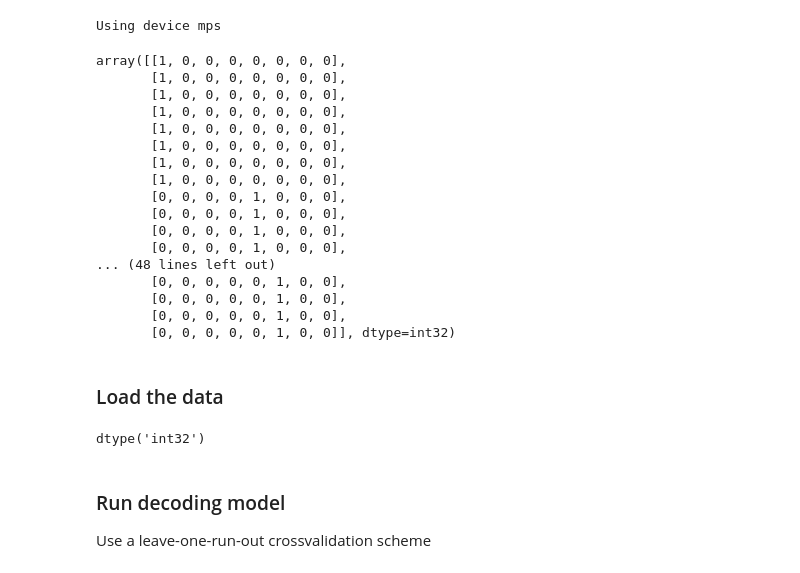
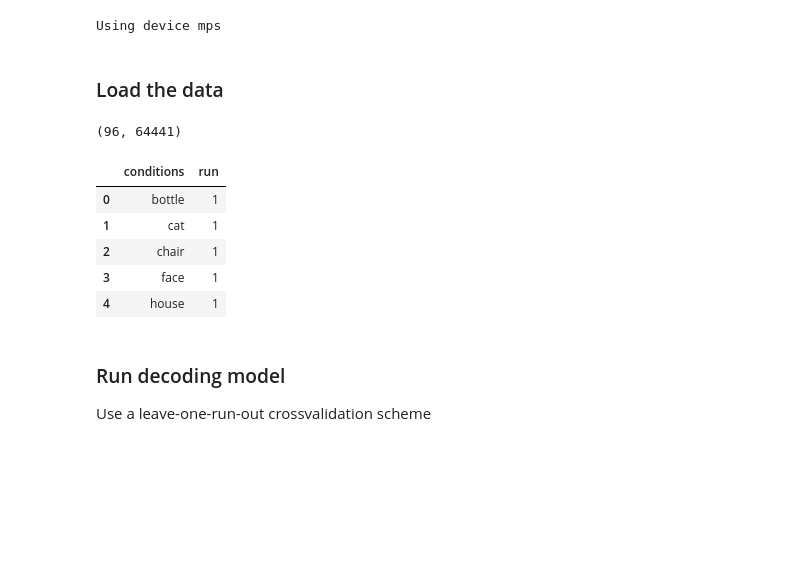
Before and after one commit to poldrack/AI_in_CogNeuro, a Jupyter notebook: notebooks/decoding_haxby.ipynb, the cells around one changed output. Saved outputs shown, nothing was run; the diff lists cells and outputs as text; code cells hidden in the pictures; blank space fills up the shorter version.

```diff
--- a/notebooks/decoding_haxby.ipynb
+++ b/notebooks/decoding_haxby.ipynb
@@ -46,55 +47,39 @@ device = 'cuda' if torch.cuda.is_available() else \
 print(f"Using device {device}")
 # %% [output]
 Using device mps
-# %%
-def one_hot_encoder(conditions):
-    df = pd.DataFrame({'conditions': conditions})
-    dummy_df = pd.get_dummies(df)
-    sorted_dummy = dummy_df.sort_index(axis=1).to_numpy().astype('int32')
-    return sorted_dummy
-
-one_hot_encoder(conditions)
-# %% [output]
-array([[1, 0, 0, 0, 0, 0, 0, 0],
-       [1, 0, 0, 0, 0, 0, 0, 0],
-       [1, 0, 0, 0, 0, 0, 0, 0],
-       [1, 0, 0, 0, 0, 0, 0, 0],
-       [1, 0, 0, 0, 0, 0, 0, 0],
-       [1, 0, 0, 0, 0, 0, 0, 0],
-       [1, 0, 0, 0, 0, 0, 0, 0],
-       [1, 0, 0, 0, 0, 0, 0, 0],
-       [0, 0, 0, 0, 1, 0, 0, 0],
-       [0, 0, 0, 0, 1, 0, 0, 0],
-       [0, 0, 0, 0, 1, 0, 0, 0],
-       [0, 0, 0, 0, 1, 0, 0, 0],
-... (48 lines left out)
-       [0, 0, 0, 0, 0, 1, 0, 0],
-       [0, 0, 0, 0, 0, 1, 0, 0],
-       [0, 0, 0, 0, 0, 1, 0, 0],
-       [0, 0, 0, 0, 0, 1, 0, 0]], dtype=int32)
 # %% [markdown]
 ### Load the data
 # %%
-def get_subject_data(subject, h5_file, bids_dir, datatype='vtmaskdata' ):
-    assert datatype in ['braindata', 'vtmaskdata']
+def get_subject_data(subject, h5_file, bids_dir, data_key='vtmaskdata', condmeans=False):
+    assert data_key in ['braindata', 'vtmaskdata']
+    meanstr = 'mean_' if condmeans else ''
     runs = get_subject_runs(subject, bids_dir)
-    categories = None # check to make sure all runs have the same categories
-    X, y, conditions = {}, {}, {}
+    X, metadata_df = None, None
 
     with h5py.File(h5_file, 'r') as hf:
         for run in runs:
-            X[run] = hf[f'sub-{subject}/run-{run}/{datatype}'][:]
+            if X is None:
+                X = hf[f'sub-{subject}/run-{run}/{meanstr + data_key}'][:]
+            else:
+                X = np.vstack((X, hf[f'sub-{subject}/run-{run}/{meanstr + data_key}'][:]))
 
-            conditions[run] =  [i.decode('utf-8') for i in hf[f'sub-{subject}/run-{run}/conditions'][:]]
-            if categories is None:
-                categories = list(set(conditions[run]))
-                categories.sort()
+            if metadata_df is None:
+                conditions = [i.decode('utf-8') for i in hf[f'sub-{subject}/run-{run}/{meanstr}conditions'][:]]
+                metadata_df = pd.DataFrame({'conditions': conditions, 'run': run})
             else:
-                cond_tmp = list(set(conditions[run]))
-                cond_tmp.sort()
-                assert categories == cond_tmp
+                conditions = [i.decode('utf-8') for i in hf[f'sub-{subject}/run-{run}/{meanstr}conditions'][:]]
+                metadata_df = pd.concat([metadata_df, pd.DataFrame({'conditions': conditions, 'run': run})])
+    assert X.shape[0] == metadata_df.shape[0]
+    return X, metadata_df
 
-            y[run] = one_hot_encoder(conditions[run])
-    return X, y, conditions
-
-X, y, conditions = get_subject_data(1, h5_file, base_dir)
+X, metadata_df = get_subject_data(1, h5_file, base_dir, condmeans=True, data_key='braindata')
+print(X.shape)
+metadata_df.head()
+# %% [output]
+(96, 64441)
+|  | conditions | run |
+| 0 | bottle | 1 |
+| 1 | cat | 1 |
+| 2 | chair | 1 |
+| 3 | face | 1 |
+| 4 | house | 1 |
@@ -129,4 +85,0 @@ for subject in subjects:
-# %%
-sub_mask.get_fdata().astype('int32').dtype
-# %% [output]
-dtype('int32')
```
Also changed, not shown: parts of 16 cells of this notebook.
